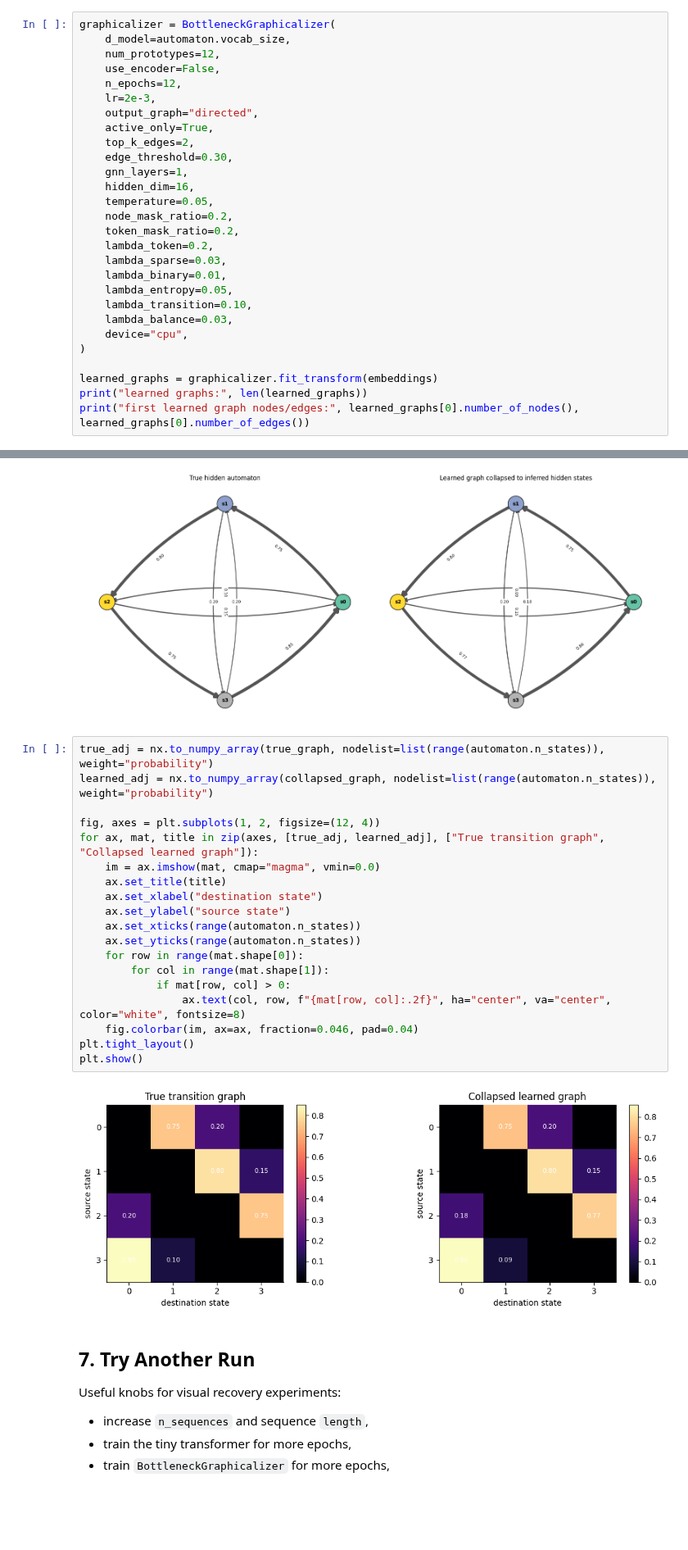
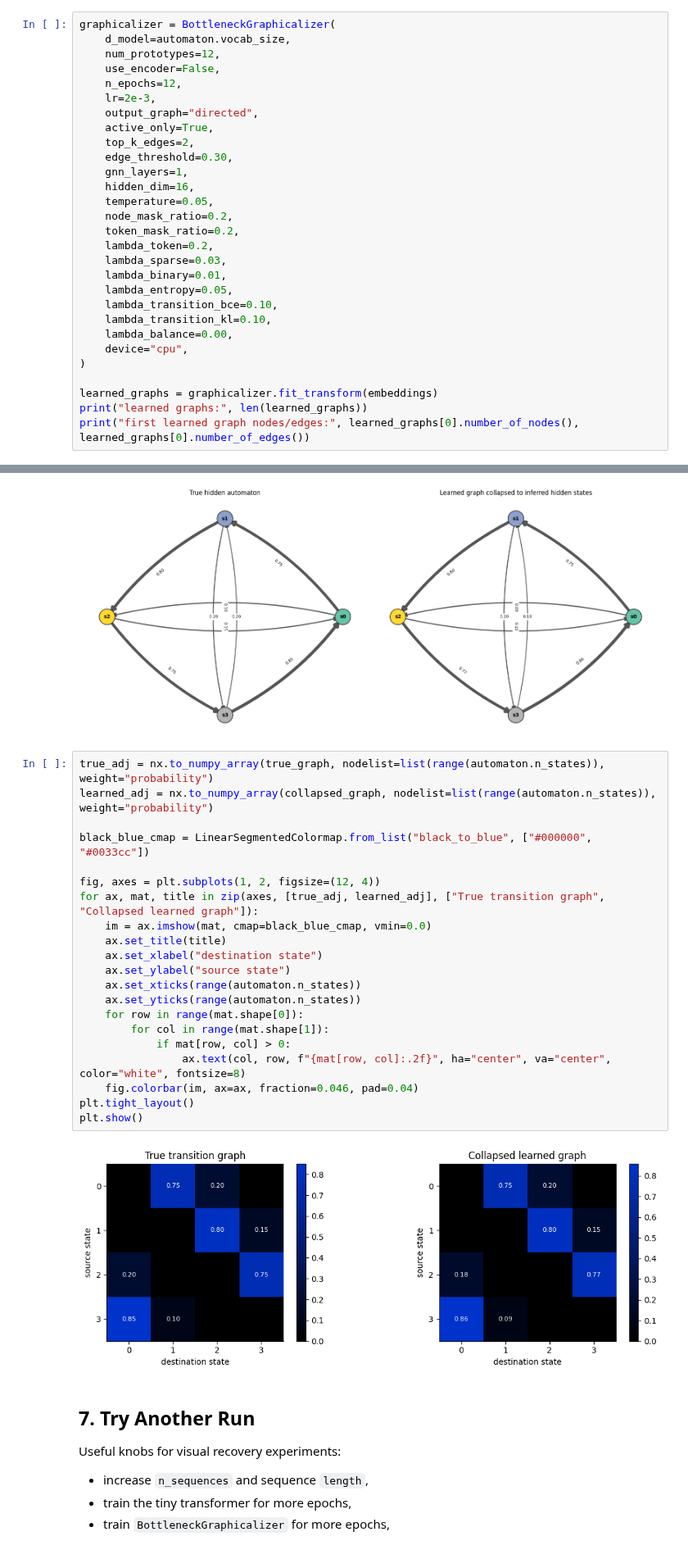
Before and after one commit to fabriziocosta/abstractgraph-graphicalizer, a Jupyter notebook: notebooks/examples/example_bottleneck_hidden_automaton.ipynb, the cells around one changed output, grey strips where cells are left out. Shown at 82% size. Drawn from its saved outputs; the diff is of its cells as text; blank space fills up the shorter version.

```diff
--- a/notebooks/examples/example_bottleneck_hidden_automaton.ipynb
+++ b/notebooks/examples/example_bottleneck_hidden_automaton.ipynb
@@ -158,8 +159,9 @@ graphicalizer = BottleneckGraphicalizer(
     lambda_sparse=0.03,
     lambda_binary=0.01,
     lambda_entropy=0.05,
-    lambda_transition=0.10,
-    lambda_balance=0.03,
+    lambda_transition_bce=0.10,
+    lambda_transition_kl=0.10,
+    lambda_balance=0.00,
     device="cpu",
 )
 
@@ -444,24 +446,26 @@ plt.show()
 # %%
 true_adj = nx.to_numpy_array(true_graph, nodelist=list(range(automaton.n_states)), weight="probability")
 learned_adj = nx.to_numpy_array(collapsed_graph, nodelist=list(range(automaton.n_states)), weight="probability")
 
+black_blue_cmap = LinearSegmentedColormap.from_list("black_to_blue", ["#000000", "#0033cc"])
+
 fig, axes = plt.subplots(1, 2, figsize=(12, 4))
 for ax, mat, title in zip(axes, [true_adj, learned_adj], ["True transition graph", "Collapsed learned graph"]):
-    im = ax.imshow(mat, cmap="magma", vmin=0.0)
+    im = ax.imshow(mat, cmap=black_blue_cmap, vmin=0.0)
     ax.set_title(title)
     ax.set_xlabel("destination state")
     ax.set_ylabel("source state")
     ax.set_xticks(range(automaton.n_states))
     ax.set_yticks(range(automaton.n_states))
     for row in range(mat.shape[0]):
         for col in range(mat.shape[1]):
             if mat[row, col] > 0:
                 ax.text(col, row, f"{mat[row, col]:.2f}", ha="center", va="center", color="white", fontsize=8)
     fig.colorbar(im, ax=ax, fraction=0.046, pad=0.04)
 plt.tight_layout()
 plt.show()
 # %% [output]
-[figure, old version]
+[figure, new version]
 # %% [markdown]
 ## 7. Try Another Run
 
```
Also changed, not shown: parts of 6 cells of this notebook, 4 other files.
